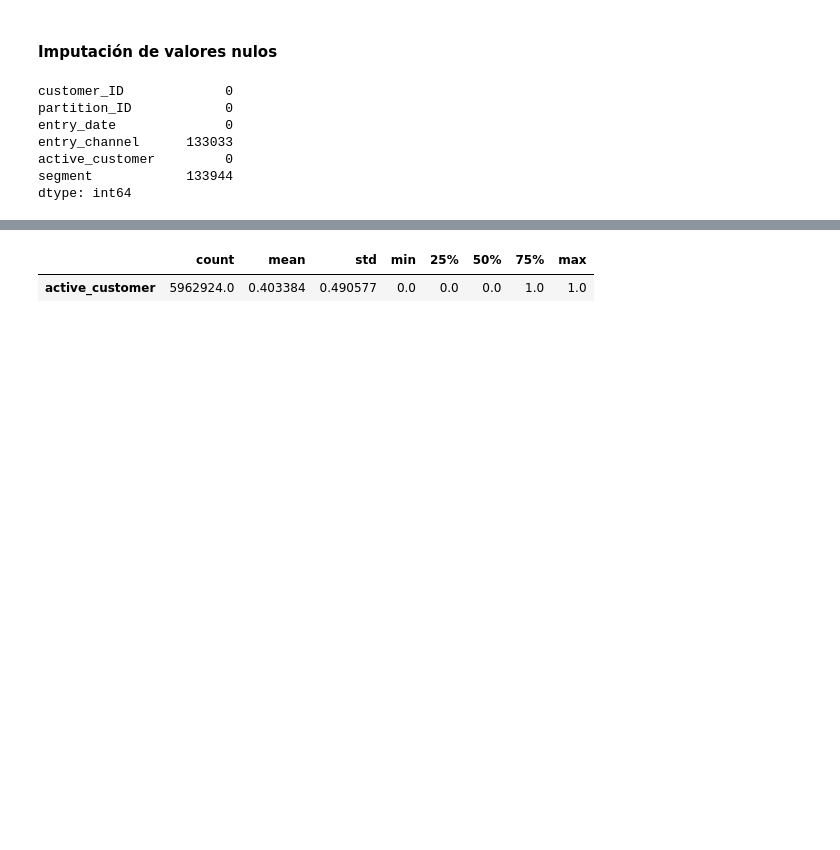
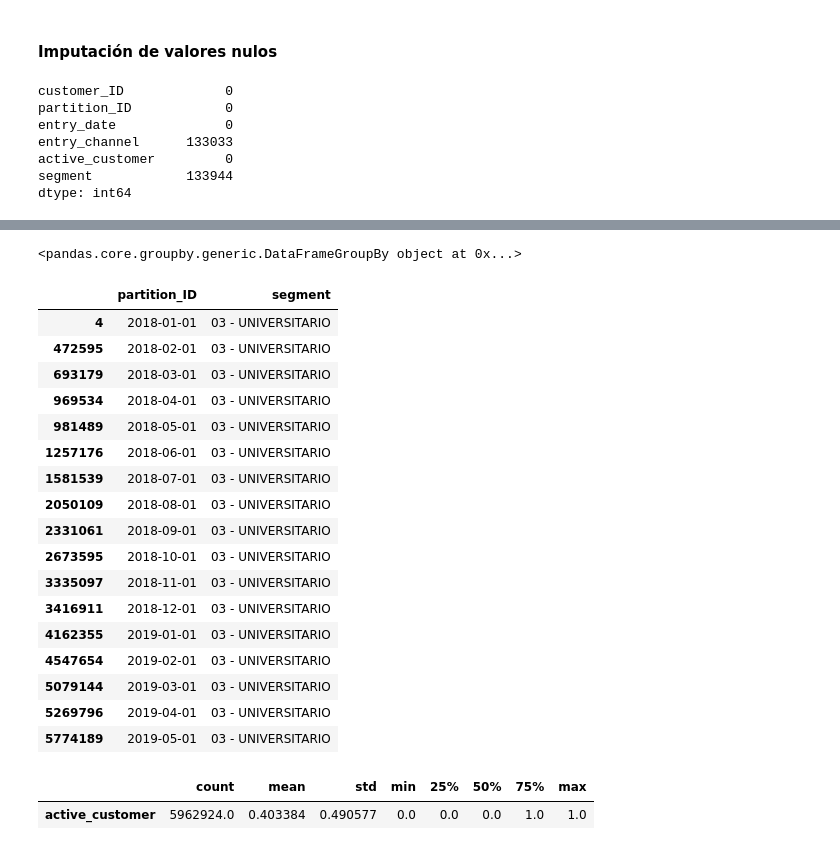
Before and after one commit to RicardColomOrero/easymoney, a Jupyter notebook: Easymoney_Ricard.ipynb, the cells around one changed output, grey strips where cells are left out. Cells and saved outputs as stored; diff of their text form; code cells hidden in the pictures; blank space fills up the shorter version.

```diff
--- a/Easymoney_Ricard.ipynb
+++ b/Easymoney_Ricard.ipynb
@@ -520,0 +651,27 @@ dtype: int64
+# %%
+gbdf=df.groupby(['customer_ID'])['partition_ID','segment']
+# %%
+gbdf
+# %% [output]
+<pandas.core.groupby.generic.DataFrameGroupBy object at 0x...>
+# %%
+gbdf.get_group((1050614))
+# %% [output]
+|  | partition_ID | segment |
+| 4 | 2018-01-01 | 03 - UNIVERSITARIO |
+| 472595 | 2018-02-01 | 03 - UNIVERSITARIO |
+| 693179 | 2018-03-01 | 03 - UNIVERSITARIO |
+| 969534 | 2018-04-01 | 03 - UNIVERSITARIO |
+| 981489 | 2018-05-01 | 03 - UNIVERSITARIO |
+| 1257176 | 2018-06-01 | 03 - UNIVERSITARIO |
+| 1581539 | 2018-07-01 | 03 - UNIVERSITARIO |
+| 2050109 | 2018-08-01 | 03 - UNIVERSITARIO |
+| 2331061 | 2018-09-01 | 03 - UNIVERSITARIO |
+| 2673595 | 2018-10-01 | 03 - UNIVERSITARIO |
+| 3335097 | 2018-11-01 | 03 - UNIVERSITARIO |
+| 3416911 | 2018-12-01 | 03 - UNIVERSITARIO |
+| 4162355 | 2019-01-01 | 03 - UNIVERSITARIO |
+| 4547654 | 2019-02-01 | 03 - UNIVERSITARIO |
+| 5079144 | 2019-03-01 | 03 - UNIVERSITARIO |
+| 5269796 | 2019-04-01 | 03 - UNIVERSITARIO |
+| 5774189 | 2019-05-01 | 03 - UNIVERSITARIO |
```
Also changed, not shown: parts of 17 cells of this notebook.
